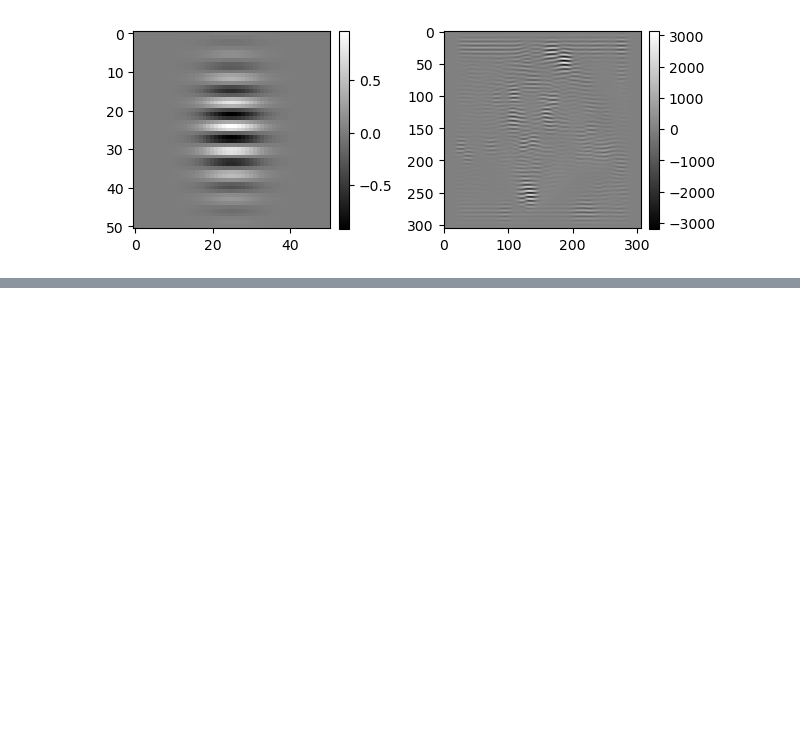
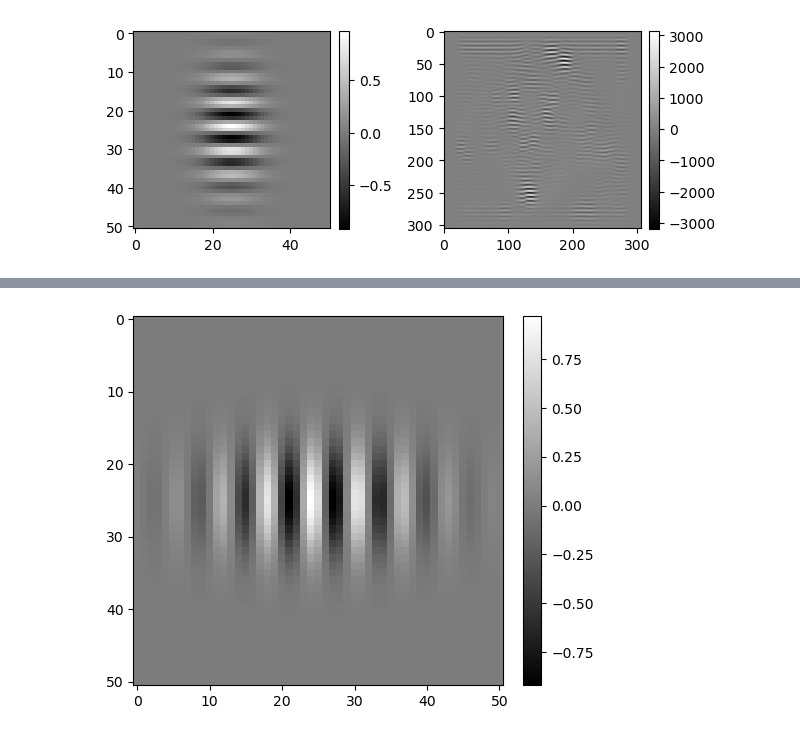
Before and after one commit to kerseviciute/how-does-vision-work, a Jupyter notebook: homework-1.ipynb, the cells around one changed output, grey strips where cells are left out. Drawn from its saved outputs; the diff is of its cells as text; code cells hidden in the pictures; blank space fills up the shorter version.

Commit message:
Horizontal filter (part E).

```diff
--- a/homework-1.ipynb
+++ b/homework-1.ipynb
@@ -160,0 +171,28 @@ plot_filter_and_image(filter, apply_filter(image, filter))
+# %%
+def horizontal_orientation(sigma_x, sigma_y, k, phi, x, y):
+    return np.exp(-(pow(x, 2) / (2 * pow(sigma_x, 2))) - (pow(y, 2)) / (2 * pow(sigma_y, 2))) * np.cos(k * y + phi)
+# %%
+def horizontal_filter(sigma_x, sigma_y, k, phi, l = 101):
+    filter = np.zeros(shape = (l, l))
+
+    center = int(l / 2)
+
+    for i in range(filter.shape[0]):
+        for j in range(filter.shape[1]):
+            filter[i, j] = horizontal_orientation(sigma_x, sigma_y, k, phi, i - center, j - center)
+
+    return filter
+# %%
+filter = horizontal_filter(
+    sigma_x = 5,
+    sigma_y = 10,
+    k = 1,
+    phi = math.radians(45),
+    l = 51
+)
+
+plt.imshow(filter, cmap = "gray")
+plt.colorbar(fraction = 0.046, pad = 0.04)
+plt.show()
+# %% [output]
+[figure, added]
```
Also changed, not shown: parts of 3 cells of this notebook.
